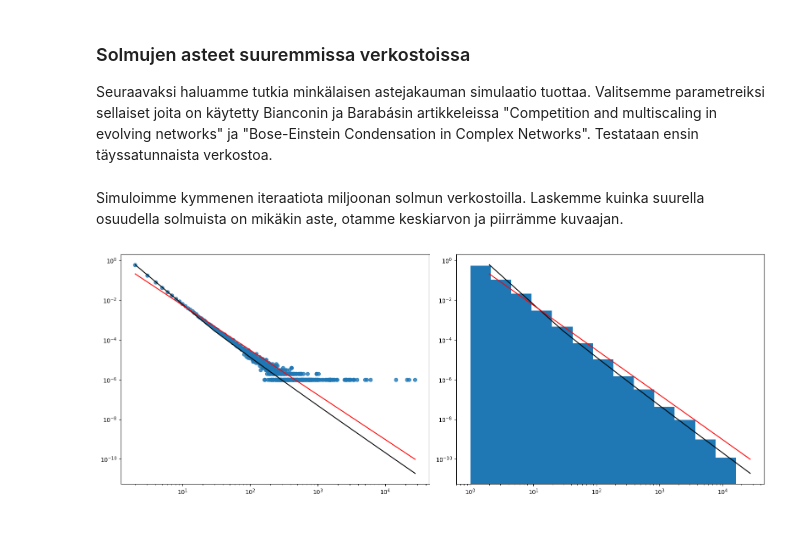
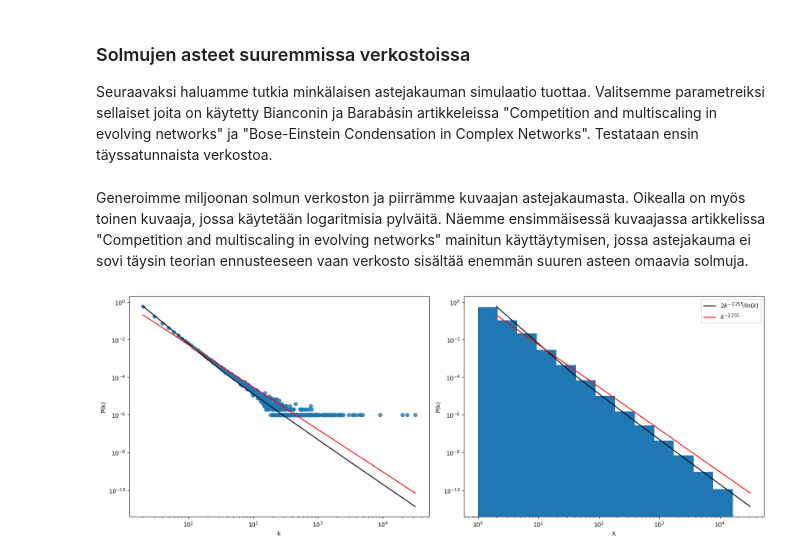
Before and after one commit to MiloSulin/nt-project, a Jupyter notebook: main.ipynb, the cells around one changed output. Drawn from its saved outputs; the diff is of its cells as text; code cells hidden in the pictures; blank space fills up the shorter version.

```diff
--- a/main.ipynb
+++ b/main.ipynb
@@ -155,33 +155,35 @@ plt.show()
 # %% [markdown]
 ### Solmujen asteet suuremmissa verkostoissa
 Seuraavaksi haluamme tutkia minkälaisen astejakauman simulaatio tuottaa. Valitsemme parametreiksi sellaiset joita on käytetty Bianconin ja Barabásin artikkeleissa "Competition and multiscaling in evolving networks" ja "Bose-Einstein Condensation in Complex Networks". Testataan ensin täyssatunnaista verkostoa.
-# %% [markdown]
-Simuloimme kymmenen iteraatiota miljoonan solmun verkostoilla. Laskemme kuinka suurella osuudella solmuista on mikäkin aste, otamme keskiarvon ja piirrämme kuvaajan.
+# %% [markdown]
+Generoimme miljoonan solmun verkoston ja piirrämme kuvaajan astejakaumasta. Oikealla on myös toinen kuvaaja, jossa käytetään logaritmisia pylväitä. Näemme ensimmäisessä kuvaajassa artikkelissa "Competition and multiscaling in evolving networks" mainitun käyttäytymisen, jossa astejakauma ei sovi täysin teorian ennusteeseen vaan verkosto sisältää enemmän suuren asteen omaavia solmuja.
 # %%
 _, test_e = BB.generateBianconiBarabasi(1000000, 2, distr_type='uniform')
 
 # test_graph = nx.MultiGraph(test_e)
 # degree_distr = nx.degree_histogram(test_graph)
 _, counts = np.unique(test_e, return_counts=True)
 unique, degree_distr = np.unique(counts, return_counts=True)
 degree_distr = degree_distr / np.sum(degree_distr)
 # bin_start = np.array([0])
 log_bins = np.logspace(0, 14, base=2, num=14, endpoint=True)
 curve_range = np.linspace(2, unique.max(), 1000)
 
 # kuvaaja
 fig, axes = plt.subplots(1, 2, figsize=(16,6))
 # axes.hist(counts, bins=curve_range, density=True)
 axes[0].scatter(unique, degree_distr, alpha=0.8)
 axes[1].hist(counts, bins=log_bins, density=True)
 
 for i in range(2):
     axes[i].set_xscale('log')
     axes[i].set_yscale('log')
-    axes[i].plot(curve_range, (2*(curve_range**(-2.255))/np.log(curve_range)), c='black')
-    axes[i].plot(curve_range, curve_range**(-2.255), c='r')
-
+    axes[i].plot(curve_range, (2*(curve_range**(-2.255))/np.log(curve_range)), c='black', label=r'$2k^{-2.255}/\ln(k)$')
+    axes[i].plot(curve_range, curve_range**(-2.255), c='r', label=r'$k^{-2.255}$')
+    axes[i].set_ylabel(r'P(k)')
+    axes[i].set_xlabel(r'k')
+plt.legend(loc=0)
 plt.tight_layout()
 plt.show()
 # %% [output]
-[figure, old version]
+[figure, new version]
```
Also changed, not shown: parts of 8 cells of this notebook.
